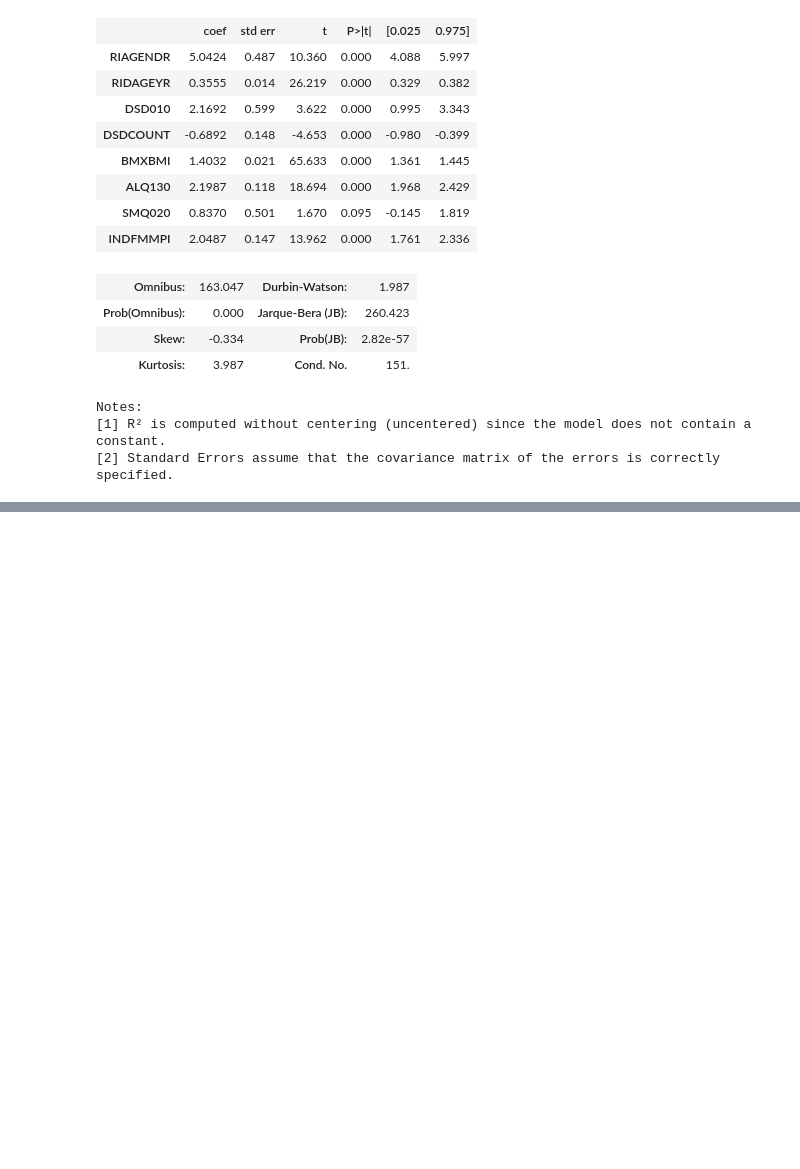
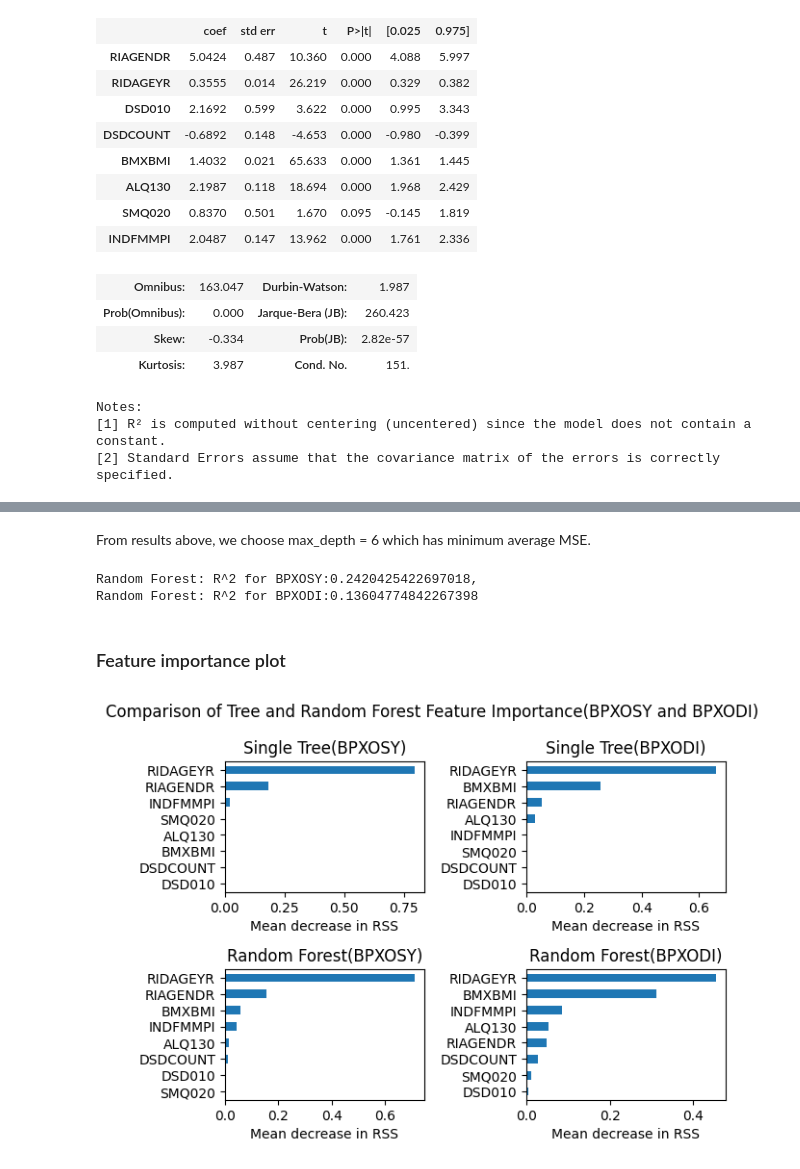
Before and after one commit to LiangqiTang/503-final-project, a Jupyter notebook: Stats 503 Final Project.ipynb, the cells around one changed output, grey strips where cells are left out. Saved outputs shown, nothing was run; the diff lists cells and outputs as text; code cells hidden in the pictures; blank space fills up the shorter version.

```diff
--- a/Stats 503 Final Project.ipynb
+++ b/Stats 503 Final Project.ipynb
@@ -650,0 +817,56 @@ Notes:
+# %% [markdown]
+From results above, we choose max_depth = 6 which has minimum average MSE.
+# %%
+# fit a random forest
+rf1 = RandomForestRegressor(random_state = 0, n_estimators = 1000, max_depth = 4)
+rf2 = RandomForestRegressor(random_state = 0, n_estimators = 1000, max_depth = 6)
+rf1.fit(X_train, y_train_h)
+rf2.fit(X_train, y_train_l)
+
+# Do prediction on test data and calculate R^2 to evaluate the model
+y_pred_h = rf1.predict(X_test)
+y_pred_l = rf2.predict(X_test)
+
+# calculate R^2
+r2_h = r2_score(y_test_h, y_pred_h)
+r2_l = r2_score(y_test_l, y_pred_l)
+print(f"Random Forest: R^2 for BPXOSY:{r2_h},\nRandom Forest: R^2 for BPXODI:{r2_l}")
+# %% [output]
+Random Forest: R^2 for BPXOSY:0.2420425422697018,
+Random Forest: R^2 for BPXODI:0.13604774842267398
+# %% [markdown]
+### Feature importance plot
+# %%
+# do feature importance plot
+importances_tree1 = tree1.feature_importances_
+tree_importances1 = pd.Series(importances_tree1, index = tree1.feature_names_in_)
+importances_tree2 = tree2.feature_importances_
+tree_importances2 = pd.Series(importances_tree2, index = tree2.feature_names_in_)
+importances_rf1 = rf1.feature_importances_
+forest_importances1 = pd.Series(importances_rf1, index = rf1.feature_names_in_)
+importances_rf2 = rf2.feature_importances_
+forest_importances2 = pd.Series(importances_rf2, index = rf2.feature_names_in_)
+
+fig, ((ax1, ax2), (ax3, ax4)) = plt.subplots(2, 2)
+fig.suptitle('Comparison of Tree and Random Forest Feature Importance(BPXOSY and BPXODI)')
+
+tree_importances1.sort_values(ascending = True).plot.barh(ax = ax1)
+ax1.set_title("Single Tree(BPXOSY)")
+ax1.set(xlabel = "Mean decrease in RSS")
+
+tree_importances2.sort_values(ascending = True).plot.barh(ax = ax2)
+ax2.set_title("Single Tree(BPXODI)")
+ax2.set(xlabel = "Mean decrease in RSS")
+
+forest_importances1.sort_values(ascending = True).plot.barh(ax = ax3)
+ax3.set_title("Random Forest(BPXOSY)")
+ax3.set(xlabel = "Mean decrease in RSS")
+
+forest_importances2.sort_values(ascending = True).plot.barh(ax = ax4)
+ax4.set_title("Random Forest(BPXODI)")
+ax4.set(xlabel = "Mean decrease in RSS")
+
+plt.tight_layout()
+_ = plt.show()
+# %% [output]
+[figure, added]
```
Also changed, not shown: parts of 24 cells of this notebook, 1 other file.
